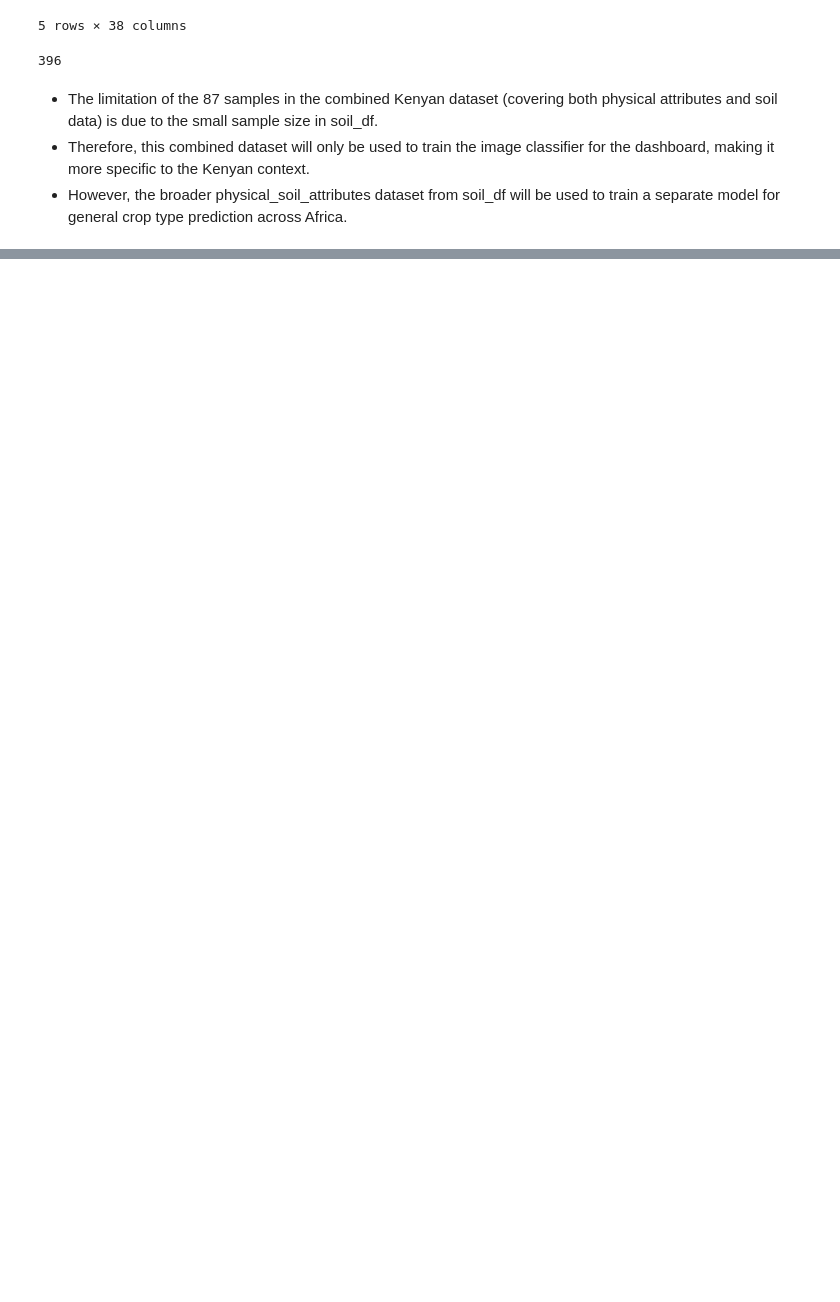
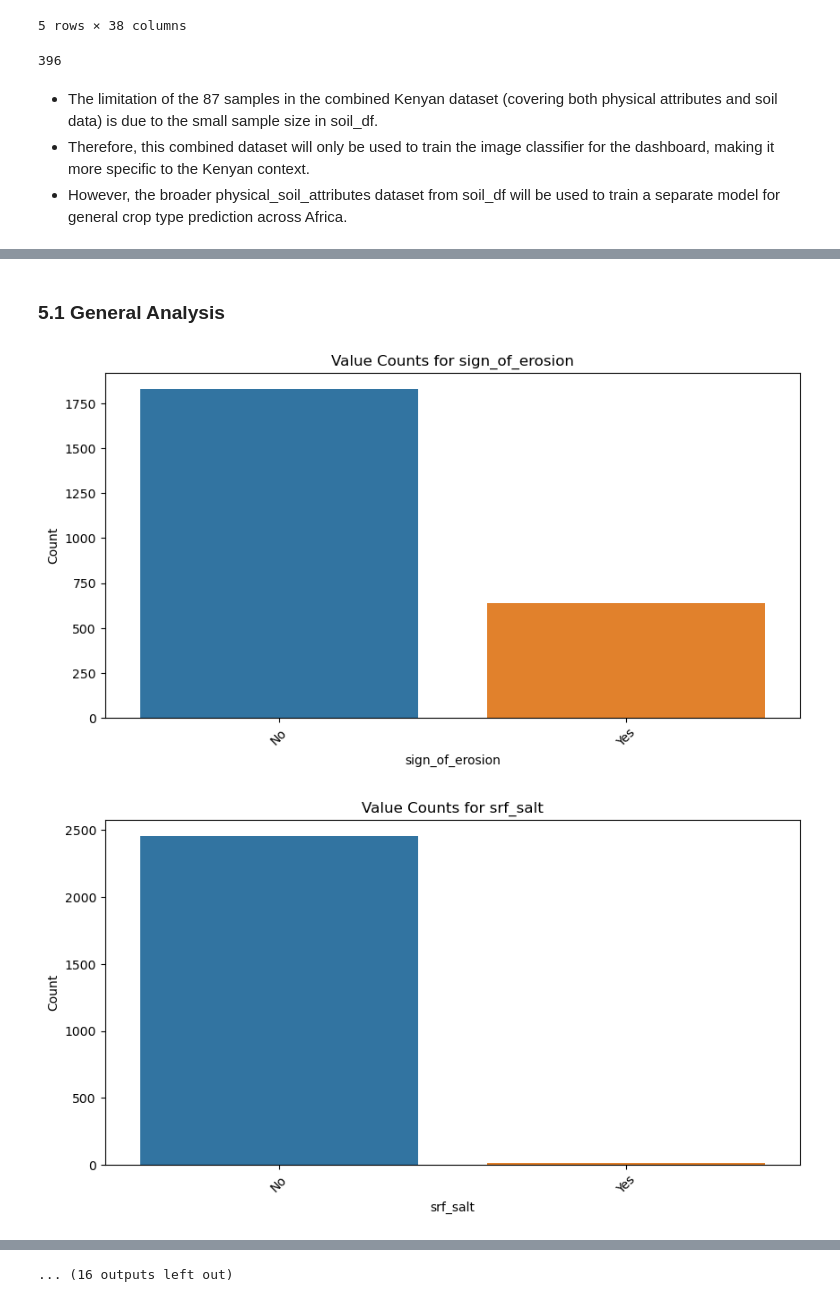
Before and after one commit to thomasamuti-cpu/GrowRight_Afrique, a Jupyter notebook: grow_right_afrique.ipynb, the cells around one changed output, grey strips where cells are left out. Drawn from its saved outputs; the diff is of its cells as text; code cells hidden in the pictures; blank space fills up the shorter version.

Commit message:
Third Commit: Exploratory Data Analysis done.

```diff
--- a/grow_right_afrique.ipynb
+++ b/grow_right_afrique.ipynb
@@ -732,0 +758,27 @@ merged_physical_and_images_df.to_csv("merged_physical_and_images_df.csv", index=
+# %% [markdown]
+### 5.1 General Analysis
+# %%
+#We will start by dropping the plot_code, latitude, longitude, country_name, country_code, Survey_date, altitude, plot_id and tsu_id columns since they are identifiers.
+
+cleaned_soil_df_columns_to_remove = ['plot_code', 'latitude', 'longitude', 'country_name', 'country_code', 'survey_date', 'altitude', 'plot_id', 'tsu_id']
+
+# We will create a variable called cleaned_soil_df_analysis that will contain the cleaned_soil_df dataset without the identifier columns. We will use this variable to run a general analysis on our features.
+cleaned_soil_df_analysis = cleaned_soil_df.drop(columns=cleaned_soil_df_columns_to_remove)
+# %%
+# We will create a variable containing the column of cleaned_soil_df_analysis to run a general analysis on our features.
+cleaned_soil_df_analysis_columns = cleaned_soil_df_analysis.columns
+
+# we will use a for loop to give a generate value_counts of the remaining columns and illustrate them using matplotlib.
+
+for column in cleaned_soil_df_analysis_columns:
+    value_counts = cleaned_soil_df_analysis[column].value_counts()
+    plt.figure(figsize=(10, 5))
+    sns.barplot(x=value_counts.index, y=value_counts.values)
+    plt.title(f'Value Counts for {column}')
+    plt.xlabel(column)
+    plt.ylabel('Count')
+    plt.xticks(rotation=45)
+    plt.show()
+# %% [output]
+[figure, added]
+[figure, added]
@@ -732,0 +795 @@ merged_physical_and_images_df.to_csv("merged_physical_and_images_df.csv", index=
+... (16 outputs left out)
```
Also changed, not shown: parts of 13 cells of this notebook.
